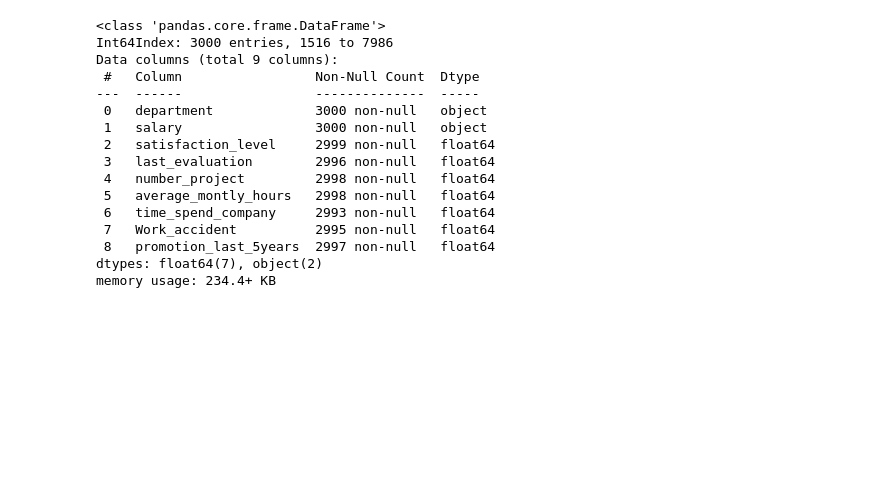
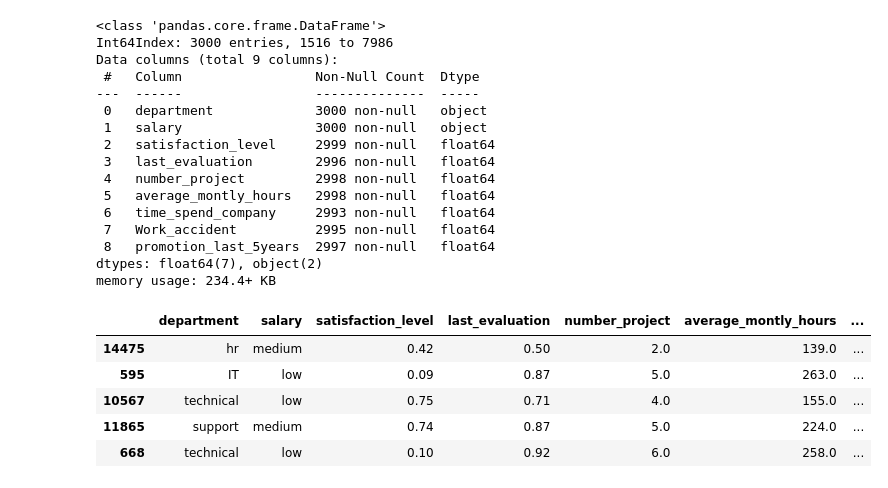
Before and after one commit to rizkitaufikanindhita/etc, a Jupyter notebook: DataPreprocessing.ipynb, the cells around one changed output. Saved outputs shown, nothing was run; the diff lists cells and outputs as text; code cells hidden in the pictures; blank space fills up the shorter version.

```diff
--- a/DataPreprocessing.ipynb
+++ b/DataPreprocessing.ipynb
@@ -216,0 +219,9 @@ memory usage: 234.4+ KB
+# %%
+X_train.head()
+# %% [output]
+|  | department | salary | satisfaction_level | last_evaluation | number_project | average_montly_hours | ... |
+| 14475 | hr | medium | 0.42 | 0.50 | 2.0 | 139.0 | ... |
+| 595 | IT | low | 0.09 | 0.87 | 5.0 | 263.0 | ... |
+| 10567 | technical | low | 0.75 | 0.71 | 4.0 | 155.0 | ... |
+| 11865 | support | medium | 0.74 | 0.87 | 5.0 | 224.0 | ... |
+| 668 | technical | low | 0.10 | 0.92 | 6.0 | 258.0 | ... |
```
Also changed, not shown: parts of 26 cells of this notebook.
